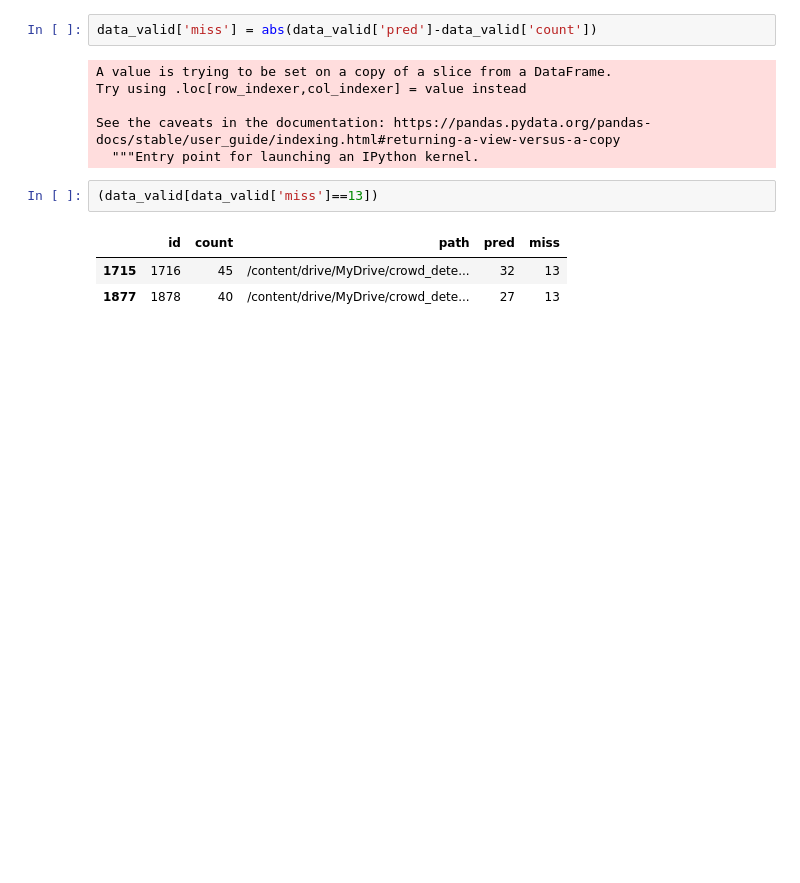
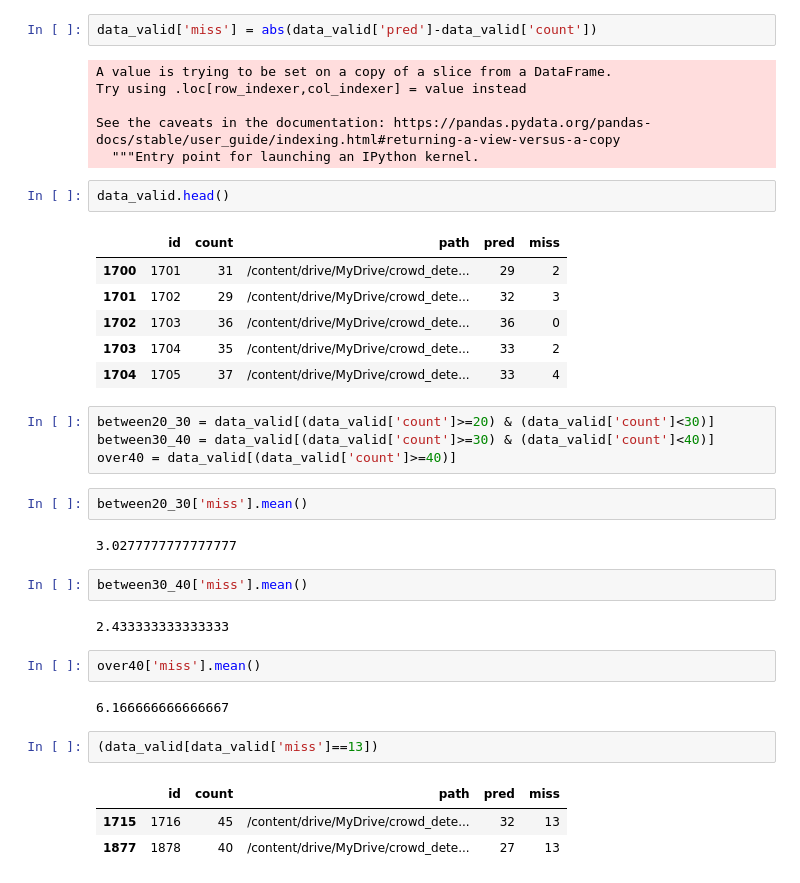
Before and after one commit to jeon-maker/Crowd_counting, a Jupyter notebook: use_2ndmodel.ipynb, the cells around one changed output. Drawn from its saved outputs; the diff is of its cells as text; blank space fills up the shorter version.

```diff
--- a/use_2ndmodel.ipynb
+++ b/use_2ndmodel.ipynb
@@ -341,6 +397,31 @@ Try using .loc[row_indexer,col_indexer] = value instead
 
 See the caveats in the documentation: https://pandas.pydata.org/pandas-docs/stable/user_guide/indexing.html#returning-a-view-versus-a-copy
   """Entry point for launching an IPython kernel.
+# %%
+data_valid.head()
+# %% [output]
+|  | id | count | path | pred | miss |
+| 1700 | 1701 | 31 | /content/drive/MyDrive/crowd_dete... | 29 | 2 |
+| 1701 | 1702 | 29 | /content/drive/MyDrive/crowd_dete... | 32 | 3 |
+| 1702 | 1703 | 36 | /content/drive/MyDrive/crowd_dete... | 36 | 0 |
+| 1703 | 1704 | 35 | /content/drive/MyDrive/crowd_dete... | 33 | 2 |
+| 1704 | 1705 | 37 | /content/drive/MyDrive/crowd_dete... | 33 | 4 |
+# %%
+between20_30 = data_valid[(data_valid['count']>=20) & (data_valid['count']<30)]
+between30_40 = data_valid[(data_valid['count']>=30) & (data_valid['count']<40)]
+over40 = data_valid[(data_valid['count']>=40)]
+# %%
+between20_30['miss'].mean()
+# %% [output]
+3.0277777777777777
+# %%
+between30_40['miss'].mean()
+# %% [output]
+2.433333333333333
+# %%
+over40['miss'].mean()
+# %% [output]
+6.166666666666667
 # %%
 (data_valid[data_valid['miss']==13])
 # %% [output]
```
Also changed, not shown: parts of 12 cells of this notebook.
